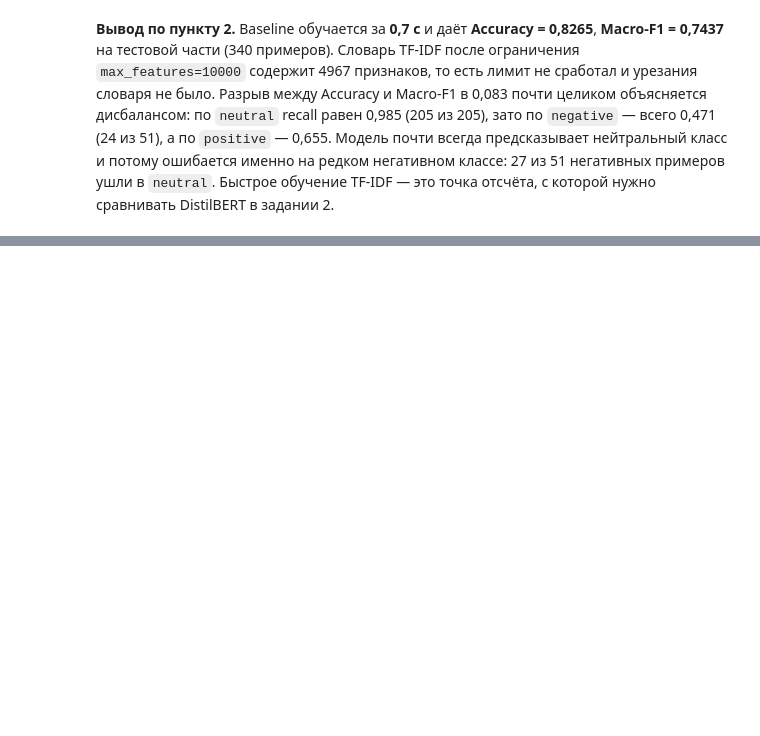
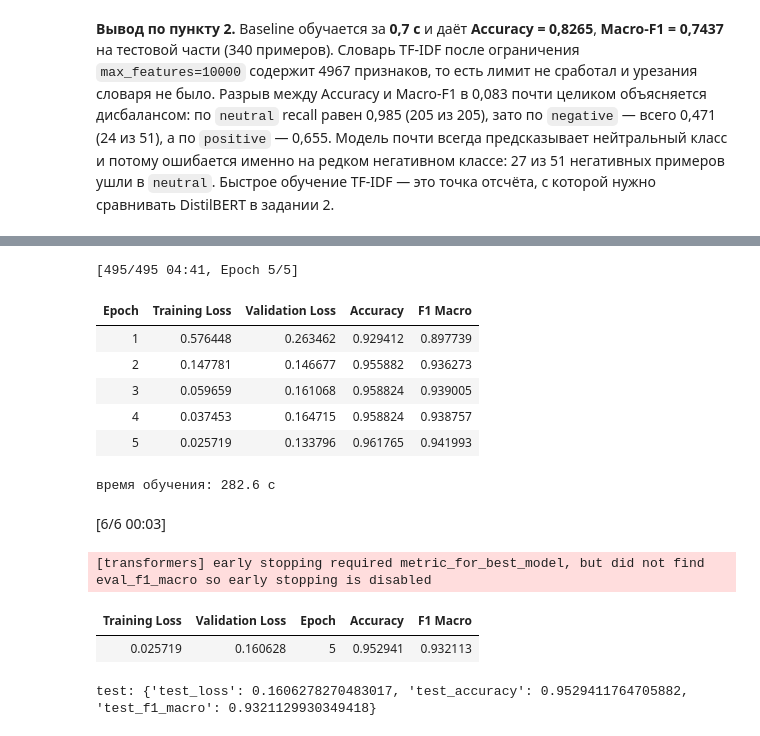
Before and after one commit to lxvevery1/LSTU_MAG, a Jupyter notebook: 6_1/SEDIH/lr1/lr1_variant16_task1.ipynb, the cells around one changed output, grey strips where cells are left out. Cells and saved outputs as stored; diff of their text form; code cells hidden in the pictures; blank space fills up the shorter version.

```diff
--- a/6_1/SEDIH/lr1/lr1_variant16_task1.ipynb
+++ b/6_1/SEDIH/lr1/lr1_variant16_task1.ipynb
@@ -202,0 +271,21 @@ DistilBERT в задании 2.
+# %%
+t0 = time.time()
+trainer.train()
+TRAIN_TIME = time.time() - t0
+print(f"время обучения: {TRAIN_TIME:.1f} с")
+test_metrics = trainer.evaluate(test_enc, metric_key_prefix="test")
+print("test:", test_metrics)
+# %% [output]
+[495/495 04:41, Epoch 5/5]
+| Epoch | Training Loss | Validation Loss | Accuracy | F1 Macro |
+| 1 | 0.576448 | 0.263462 | 0.929412 | 0.897739 |
+| 2 | 0.147781 | 0.146677 | 0.955882 | 0.936273 |
+| 3 | 0.059659 | 0.161068 | 0.958824 | 0.939005 |
+| 4 | 0.037453 | 0.164715 | 0.958824 | 0.938757 |
+| 5 | 0.025719 | 0.133796 | 0.961765 | 0.941993 |
+время обучения: 282.6 с
+[6/6 00:03]
+[transformers] early stopping required metric_for_best_model, but did not find eval_f1_macro so early stopping is disabled
+| Training Loss | Validation Loss | Epoch | Accuracy | F1 Macro |
+| 0.025719 | 0.160628 | 5 | 0.952941 | 0.932113 |
+test: {'test_loss': 0.1606278270483017, 'test_accuracy': 0.9529411764705882, 'test_f1_macro': 0.9321129930349418}
```
Also changed, not shown: parts of 18 cells of this notebook, 1 other file.
